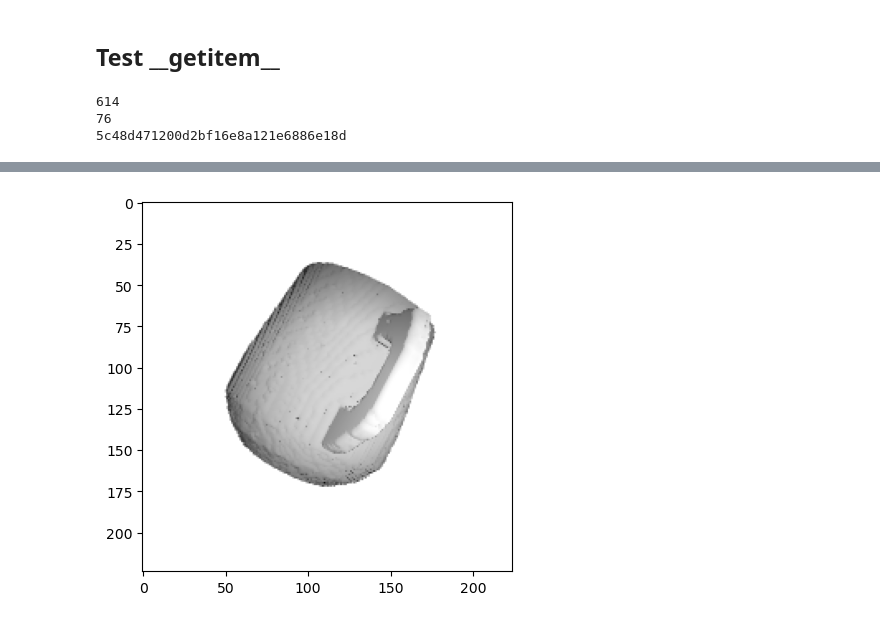
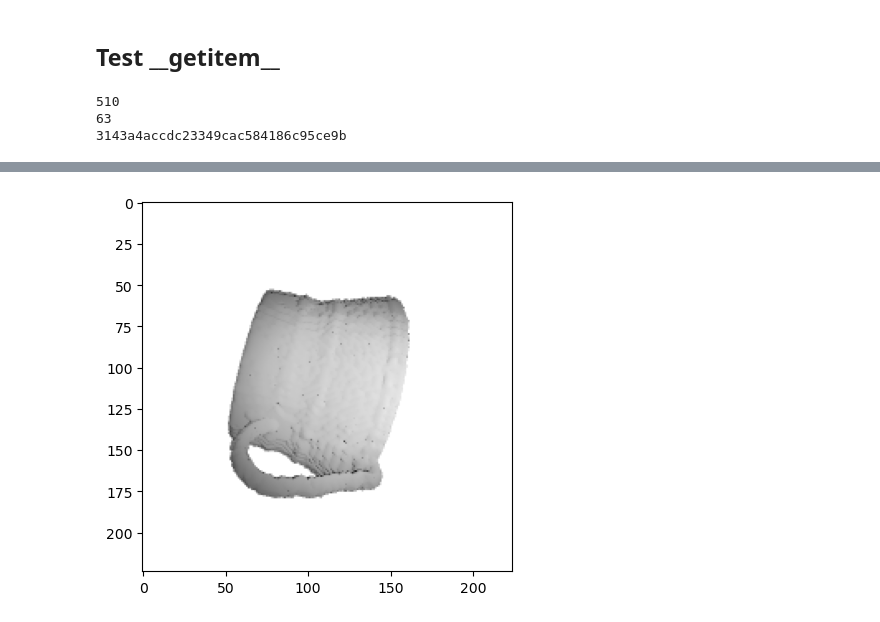
Before and after one commit to elchun/stereo-occupancy-networks, a Jupyter notebook: im2mesh/dev_tests/test_stereo_dataloder.ipynb, the cells around one changed output, grey strips where cells are left out. Drawn from its saved outputs; the diff is of its cells as text; code cells hidden in the pictures.

Commit message:
Regenerate data, fix 'w' bug in error recovery.

```diff
--- a/im2mesh/data/test_stereo_dataloder.ipynb
+++ b/im2mesh/dev_tests/test_stereo_dataloder.ipynb
@@ -76,18 +76,18 @@ data_pt = test_dataset.__getitem__(0)
 # %%
 print(len(train_dataset.models))
 print(len(test_dataset.models))
 print(train_dataset.models[0])
 
 fig, axs = plt.subplots()
-axs.imshow(data_pt['inputs'])
-in_points = data_pt['points'][data_pt['points.occ'][:, 0], :]
-out_points = data_pt['points'][~ data_pt['points.occ'][:, 0], :]
+axs.imshow(np.einsum('ijk->jki', data_pt['inputs']).astype(int))
+in_points = data_pt['points'][data_pt['points.occ'].astype(bool), :]
+out_points = data_pt['points'][~ data_pt['points.occ'].astype(bool), :]
 multiplot([in_points, out_points])
 multiplot([in_points])
 # %% [output]
-614
-76
-5c48d471200d2bf16e8a121e6886e18d
+510
+63
+3143a4accdc23349cac584186c95ce9b
 [interactive output not drawn]
 [interactive output not drawn]
-[figure, old version]
+[figure, new version]
```
Also changed, not shown: 4 other files.
